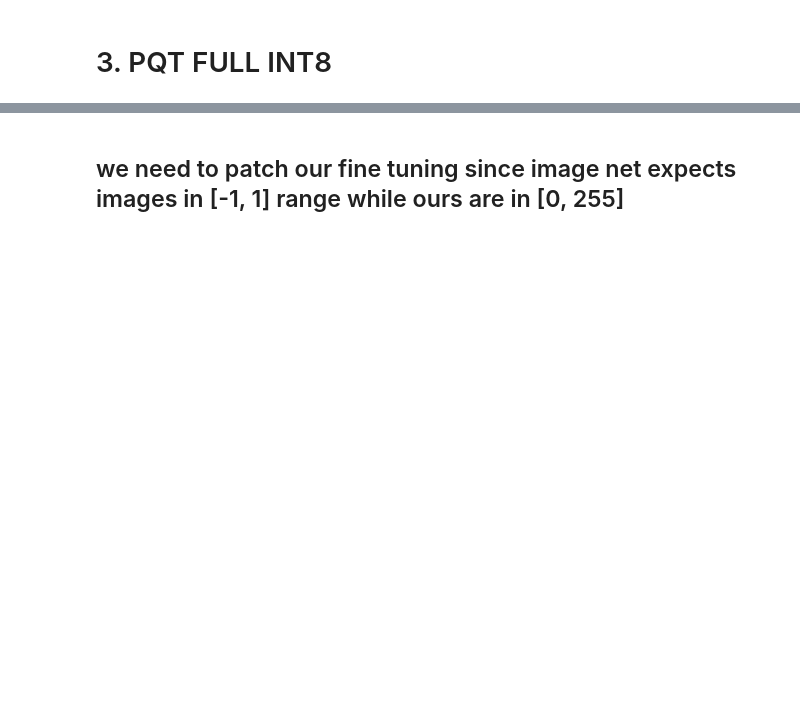
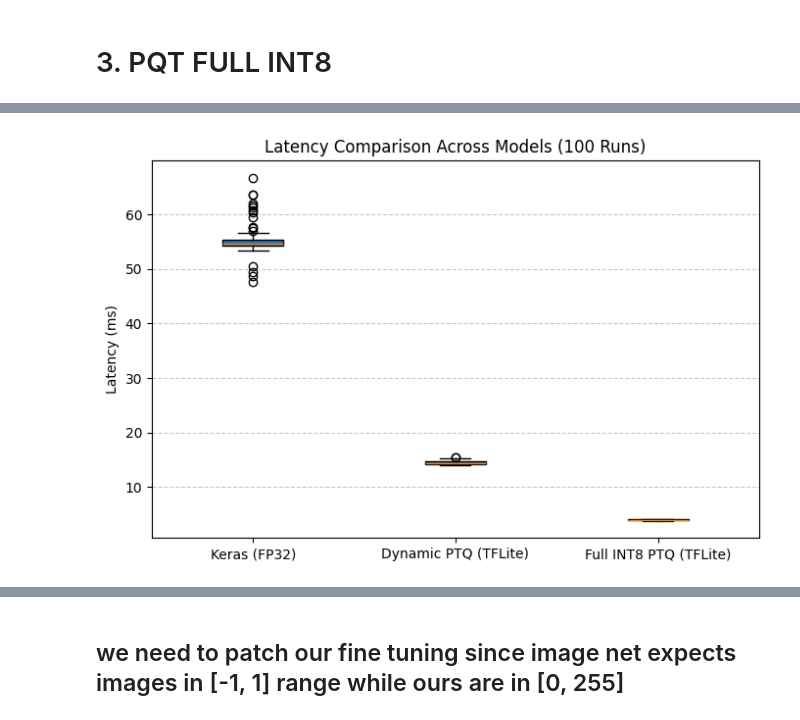
Before and after one commit to Theorist-Git/steel_defect_clf, a Jupyter notebook: model_optimization.ipynb, the cells around one changed output, grey strips where cells are left out. Cells and saved outputs as stored; diff of their text form; code cells hidden in the pictures; blank space fills up the shorter version.

```diff
--- a/model_optimization.ipynb
+++ b/model_optimization.ipynb
@@ -318,0 +377,29 @@ accuracy
+# %%
+def test_keras_latency(keras_model, num_runs=100, input_shape=(224, 224, 1)):
+    """
+    Measures the average inference latency of a Keras Model object.
+
+    Args:
+        keras_model (tf.keras.Model): The compiled Keras model object.
+        num_runs (int): The number of times to run inference for averaging.
+        input_shape (tuple): The expected shape of the input tensor (excluding batch size).
+
+    Returns:
+        float: The average latency in milliseconds (ms).
+    """
+
+    # Keras models typically expect float32 input in the range [-1, 1] for MobileNetV2
+    input_data = np.random.uniform(-1, 1, size=(1,) + input_shape).astype(np.float32)
+
+    # Warm-up run to initialize the model and graph
+    _ = keras_model.predict(input_data, steps=1, verbose=0)
+
+    start_time = time.time()
+    for _ in range(num_runs):
+        _ = keras_model.predict(input_data, steps=1, verbose=0)
+
+    end_time = time.time()
+
+    avg_latency_ms = ((end_time - start_time) / num_runs) * 1000
+
+    return avg_latency_ms
@@ -318,0 +412,4 @@ accuracy
+# %%
+keras_latencies = [test_keras_latency(model_mbnv2) for _ in range(100)]
+dynamic_ptq_latency = [test_latency("mobilenetv2_dynamic_ptq.tflite") for _ in range(100)]
+full_int8_ptq_latency = [test_latency("mobilenetv2_int8_ptq.tflite") for _ in range(100)]
@@ -318,0 +447,13 @@ accuracy
+# %%
+labels = ['Keras (FP32)', 'Dynamic PTQ (TFLite)', 'Full INT8 PTQ (TFLite)']
+data = [keras_latencies, dynamic_ptq_latency, full_int8_ptq_latency]
+
+# Plot
+plt.figure(figsize=(8, 5))
+plt.boxplot(data, labels=labels, patch_artist=True)
+plt.ylabel("Latency (ms)")
+plt.title("Latency Comparison Across Models (100 Runs)")
+plt.grid(axis='y', linestyle='--', alpha=0.7)
+plt.show()
+# %% [output]
+[figure, added]
```
Also changed, not shown: parts of 27 cells of this notebook, 8 other files.
